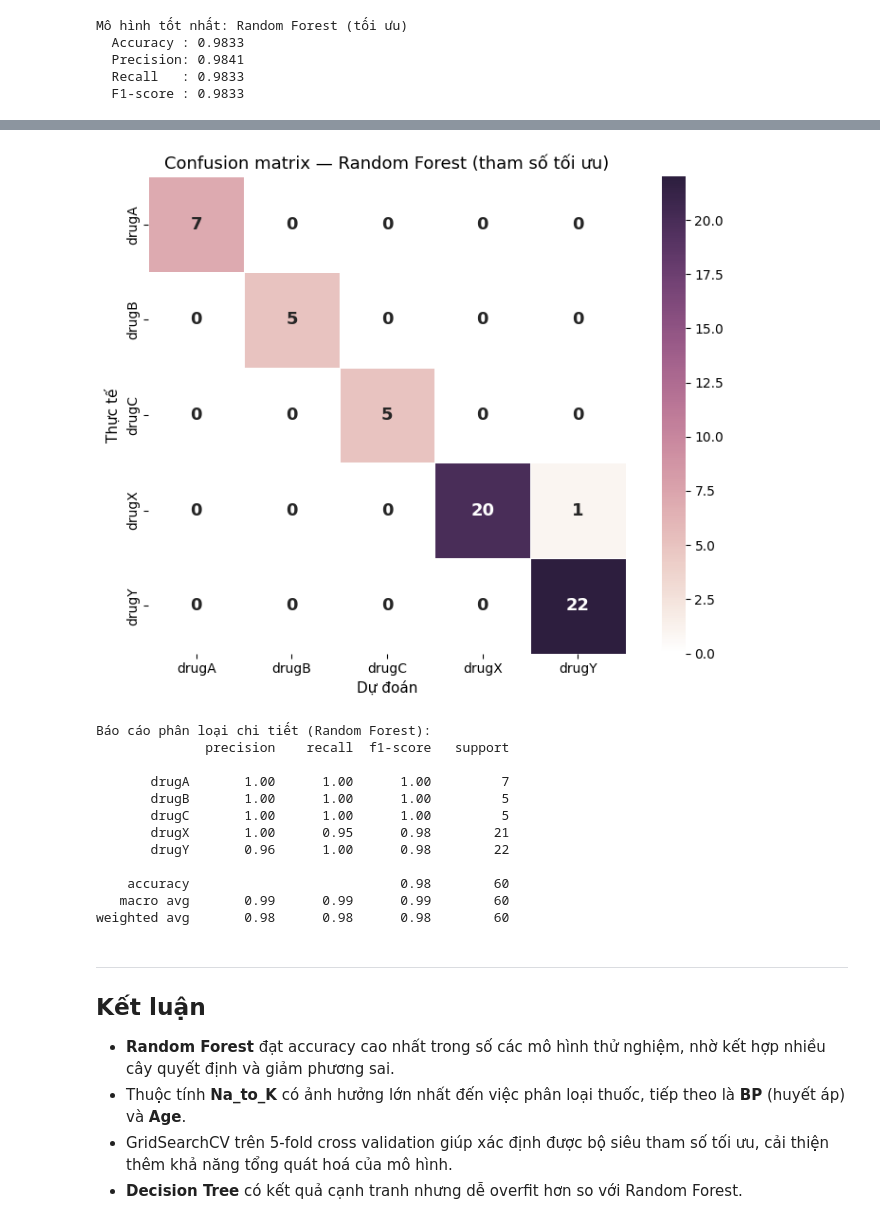
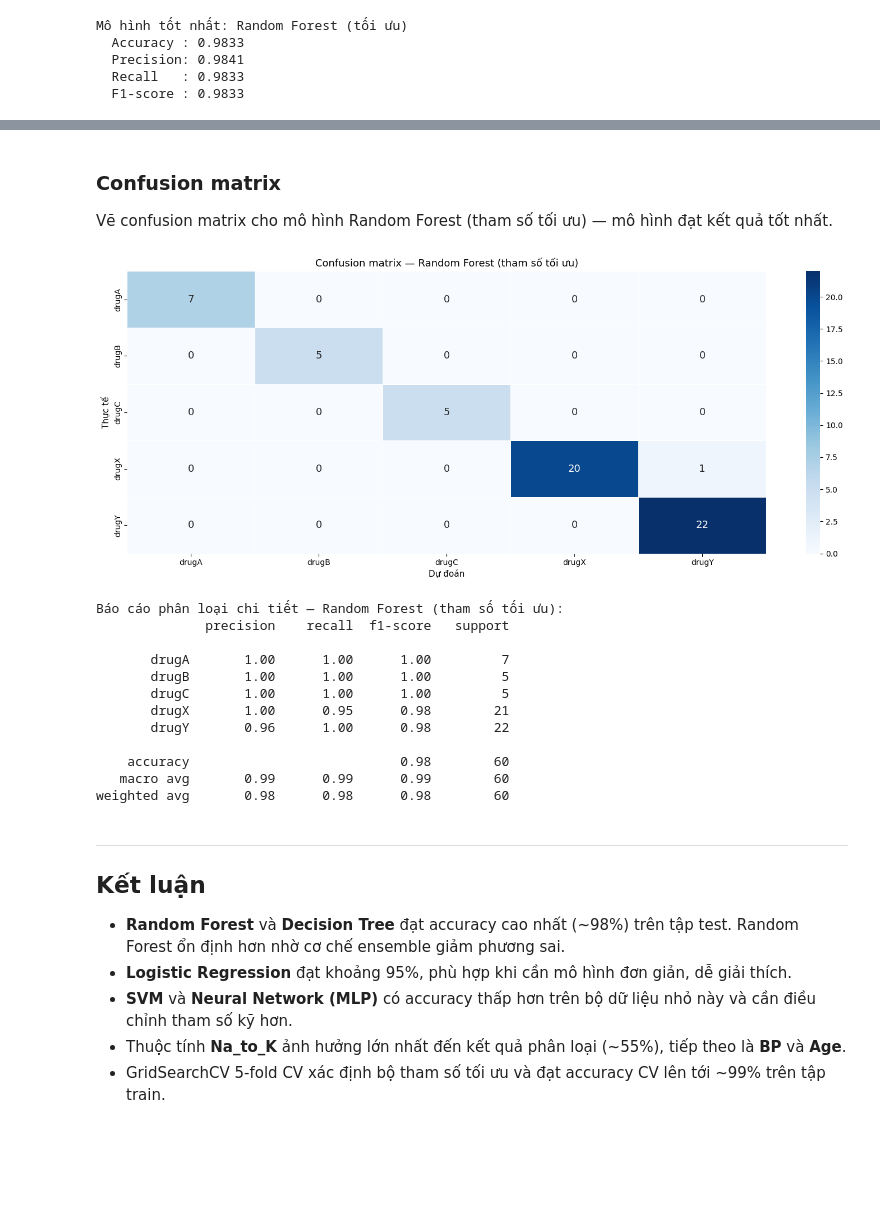
Before and after one commit to trungcandygit/M-n_HTTM, a Jupyter notebook: L7_random_forest_completed.ipynb, the cells around one changed output, grey strips where cells are left out. Cells and saved outputs as stored; diff of their text form; code cells hidden in the pictures; blank space fills up the shorter version.

Commit message:
Update notebook: bỏ ref comments, figsize=(15,6), màu mặc định, thêm EDA
https://claude.ai/code/session_01LNvkKA6MyaNG4TgYWD2hws

```diff
--- a/L7_random_forest_completed.ipynb
+++ b/L7_random_forest_completed.ipynb
@@ -238,8 +305,7 @@ grid_search = GridSearchCV(
     param_grid,
     cv=5,
     scoring='accuracy',
-    n_jobs=-1,
-    verbose=0
+    n_jobs=-1
 )
 grid_search.fit(X_trainset, y_trainset)
 
@@ -366,28 +420,30 @@ Vẽ confusion matrix cho mô hình Random Forest (tốt nhất) bằng seaborn
+# %% [markdown]
+### Confusion matrix
+
+Vẽ confusion matrix cho mô hình Random Forest (tham số tối ưu) — mô hình đạt kết quả tốt nhất.
 # %%
 drug_classes = sorted(y.unique())
 cm = confusion_matrix(y_testset, pred_best_rf, labels=drug_classes)
 
 df_cm = pd.DataFrame(cm, index=drug_classes, columns=drug_classes)
 df_cm.index.name = 'Thực tế'
 df_cm.columns.name = 'Dự đoán'
 
-fig, ax = plt.subplots(figsize=(8, 6))
-cmap = sns.cubehelix_palette(light=1, as_cmap=True)
-sns.heatmap(df_cm, annot=True, fmt='d', cmap=cmap, ax=ax,
-            linewidths=0.5, square=True,
-            annot_kws={'size': 13, 'weight': 'bold'})
+fig, ax = plt.subplots(figsize=(15, 6))
+sns.heatmap(df_cm, annot=True, fmt='d', cmap='Blues', ax=ax,
+            linewidths=0.5, annot_kws={'size': 13})
 ax.set_title('Confusion matrix — Random Forest (tham số tối ưu)', fontsize=13)
 ax.set_xlabel('Dự đoán', fontsize=11)
 ax.set_ylabel('Thực tế', fontsize=11)
 plt.tight_layout()
 plt.show()
 # %% [output]
-[figure, old version]
+[figure, new version]
 # %%
-print('Báo cáo phân loại chi tiết (Random Forest):')
+print('Báo cáo phân loại chi tiết — Random Forest (tham số tối ưu):')
 print(classification_report(y_testset, pred_best_rf, target_names=drug_classes))
 # %% [output]
-Báo cáo phân loại chi tiết (Random Forest):
+Báo cáo phân loại chi tiết — Random Forest (tham số tối ưu):
               precision    recall  f1-score   support
 
        drugA       1.00      1.00      1.00         7
@@ -403,7 +459,8 @@ weighted avg       0.98      0.98      0.98        60
 ---
 ## Kết luận
 
-- **Random Forest** đạt accuracy cao nhất trong số các mô hình thử nghiệm, nhờ kết hợp nhiều cây quyết định và giảm phương sai.
-- Thuộc tính **Na_to_K** có ảnh hưởng lớn nhất đến việc phân loại thuốc, tiếp theo là **BP** (huyết áp) và **Age**.
-- GridSearchCV trên 5-fold cross validation giúp xác định được bộ siêu tham số tối ưu, cải thiện thêm khả năng tổng quát hoá của mô hình.
-- **Decision Tree** có kết quả cạnh tranh nhưng dễ overfit hơn so với Random Forest.
+- **Random Forest** và **Decision Tree** đạt accuracy cao nhất (~98%) trên tập test. Random Forest ổn định hơn nhờ cơ chế ensemble giảm phương sai.
+- **Logistic Regression** đạt khoảng 95%, phù hợp khi cần mô hình đơn giản, dễ giải thích.
+- **SVM** và **Neural Network (MLP)** có accuracy thấp hơn trên bộ dữ liệu nhỏ này và cần điều chỉnh tham số kỹ hơn.
+- Thuộc tính **Na_to_K** ảnh hưởng lớn nhất đến kết quả phân loại (~55%), tiếp theo là **BP** và **Age**.
+- GridSearchCV 5-fold CV xác định bộ tham số tối ưu và đạt accuracy CV lên tới ~99% trên tập train.
```
Also changed, not shown: parts of 40 cells of this notebook.
